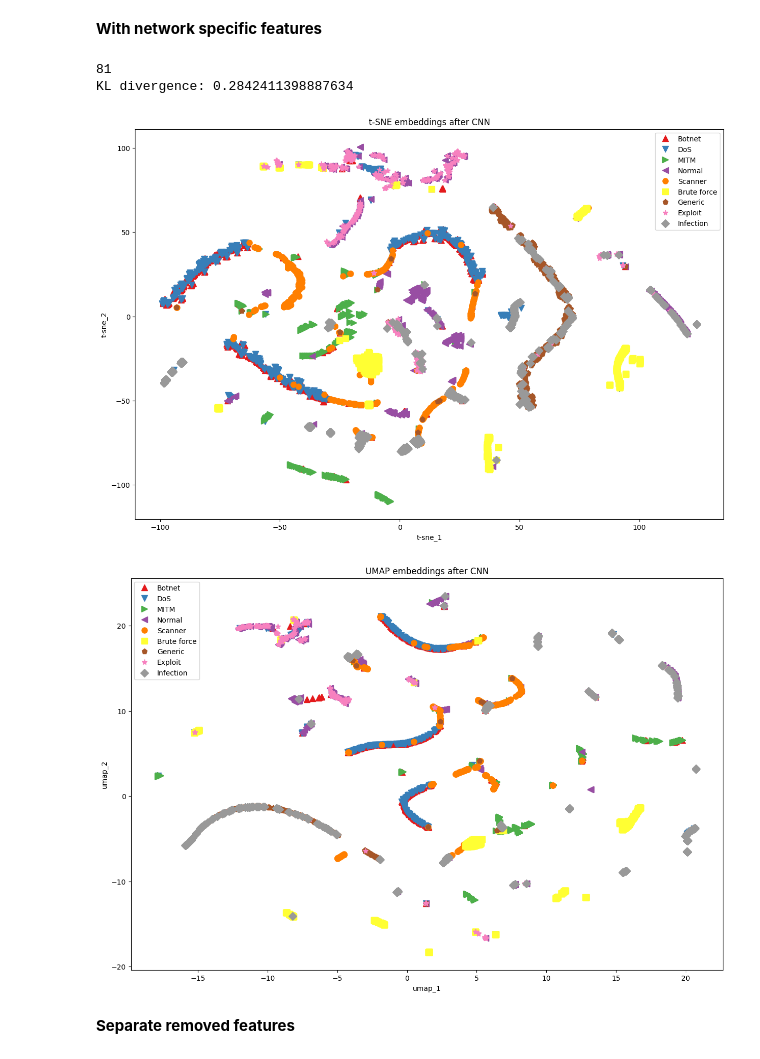
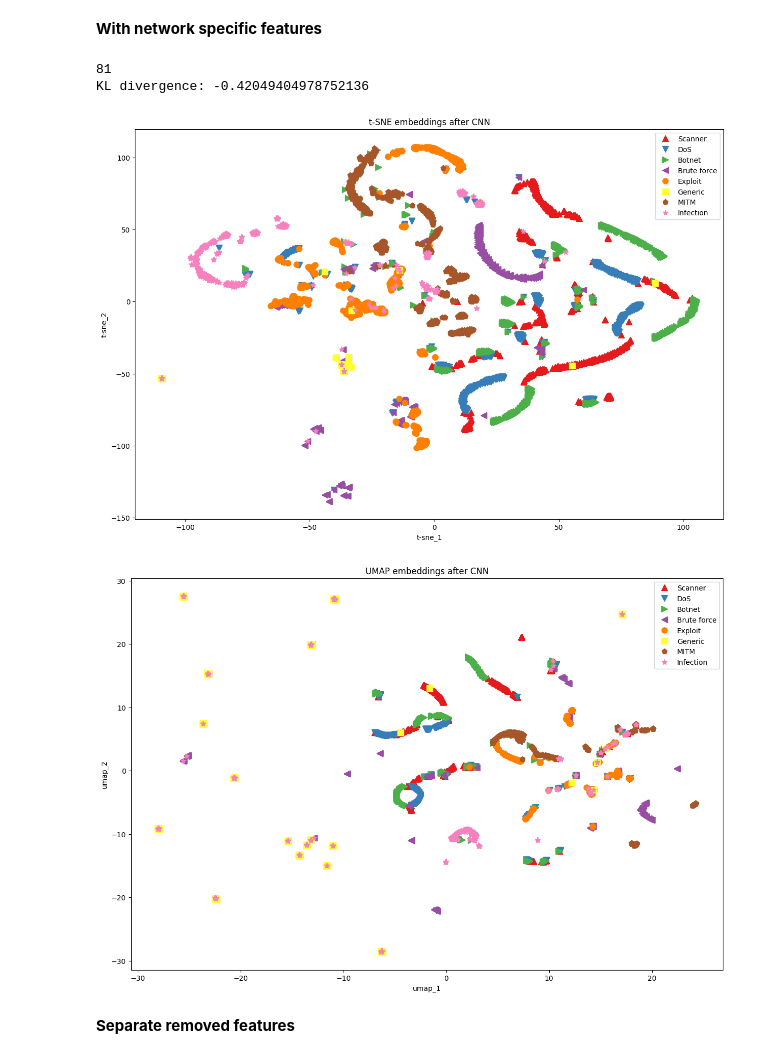
Before and after one commit to thetonk/master-thesis, a Jupyter notebook: notebooks/data-transformations.ipynb, the cells around one changed output. Cells and saved outputs as stored; diff of their text form; code cells hidden in the pictures.

Commit message:
remove benign class from embedding plots

```diff
--- a/notebooks/data-transformations.ipynb
+++ b/notebooks/data-transformations.ipynb
@@ -36,7 +36,7 @@ def load_config(file_path):
         config = json_data["config"]
     return config
 
-dataset_file = "/mnt/btrfs/datasets/cybersecurity/multiclass/cybersecurity-unified-multiclass.csv"
+dataset_file = "/mnt/btrfs/datasets/cybersecurity/multiclass/extracted/cybersecurity-unified-multiclass-malicious.csv"
 dataset_name = os.path.basename(dataset_file).split(".")[0]
 lstm_model_file = os.path.join(parent_dir, "results", "trained_models", f"best_model_lstm_{dataset_name}.pt")
 lstm_removed_sep_model_file = os.path.join(parent_dir, "results", "trained_models", f"best_model_lstm_{dataset_name}_sep_removed.pt")
@@ -617,34 +641,34 @@ Training took 171 seconds.
 # %%
 tsne_reducer = TSNE(n_components=2, perplexity=25, method="barnes_hut", n_jobs=-1, max_iter=2000)
 X_test, y_test = test_data.dataset[test_data.indices][0], test_data.dataset[test_data.indices][1]
 cnn_model = MyCNNModel(n_classes, **cnn_hyperparameters).to(DEVICE)
 cnn_model.load_state_dict(torch.load(cnn_model_file, weights_only=True))
 cnn_model.eval()
-cnn_output = torch.empty((X_test.shape[0], X_test.shape[1]), dtype=torch.float32).to(DEVICE)
+cnn_output = torch.empty((X_test.shape[0], 57), dtype=torch.float32).to(DEVICE)
 dataloader = DataLoader(test_data, batch_size=batch_size, pin_memory=True, num_workers=8, shuffle=False, prefetch_factor=4)
 offset = 0
 print(X_test.shape[1])
 with torch.inference_mode():
     for data, label in dataloader:
         data = data.unsqueeze(1).to(DEVICE)
         n = data.shape[0]
-        out = cnn_model.cnn_model(data).flatten(1)
+        cnn_output[offset:offset+n] = cnn_model.cnn_model(data).flatten(1)
         offset += n
 assert offset == cnn_output.shape[0]
 
 cnn_output = cnn_output.to("cpu")
 embedding = tsne_reducer.fit_transform(cnn_output)
 print("KL divergence:", tsne_reducer.kl_divergence_)
 plot_embedding(embedding, y_test, "t-sne", "t-SNE embeddings after CNN")
 
 umap_reducer = umap.UMAP(n_components=2, n_neighbors=30, n_jobs=-1, min_dist=0.1)
 embedding = umap_reducer.fit_transform(cnn_output)
 plot_embedding(embedding, y_test, "umap", "UMAP embeddings after CNN")
 # %% [output]
 81
-KL divergence: 0.2842411398887634
+KL divergence: -0.42049404978752136
-[figure, old version]
+[figure, new version]
-[figure, old version]
+[figure, new version]
 # %% [markdown]
 **Separate removed features**
 # %%
```
Also changed, not shown: parts of 16 cells of this notebook, 22 other files.
